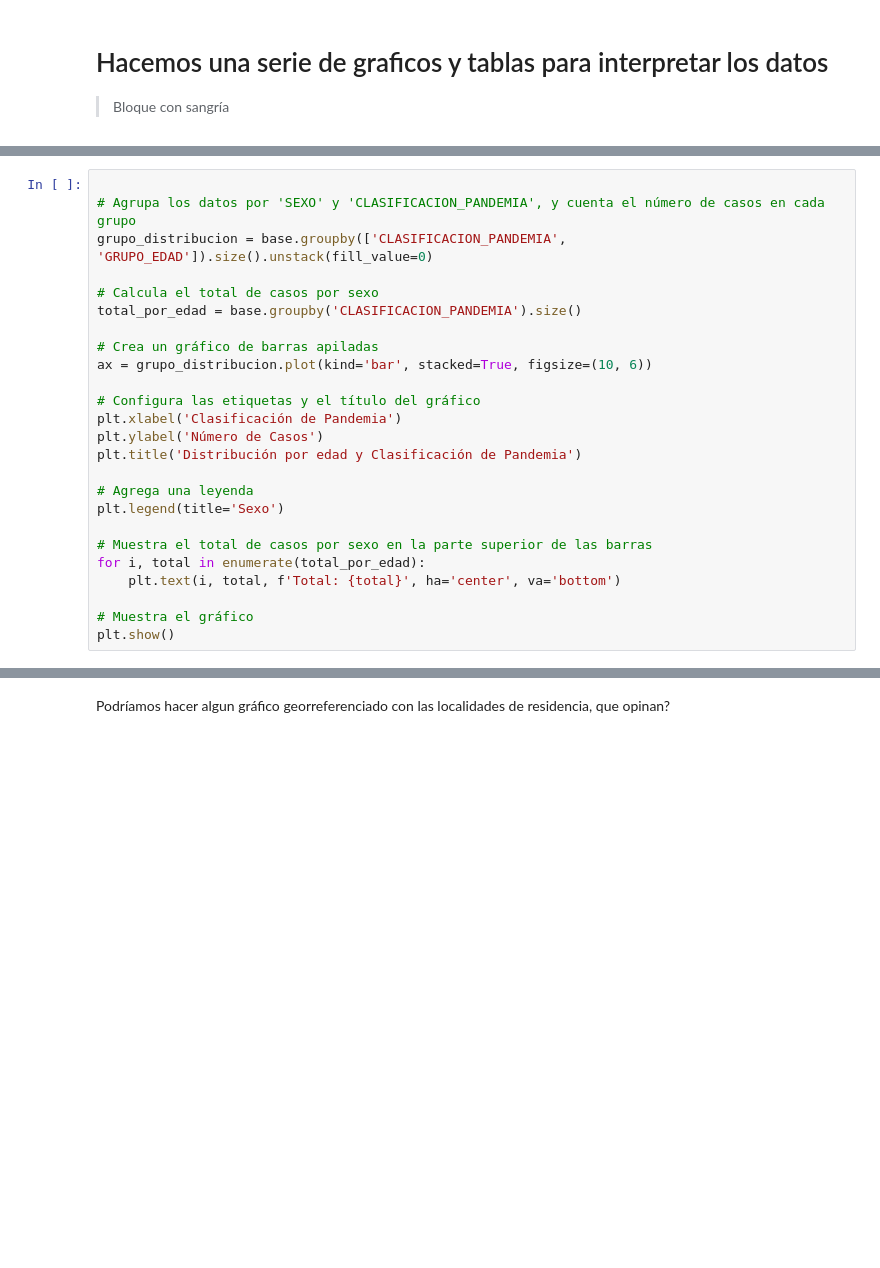
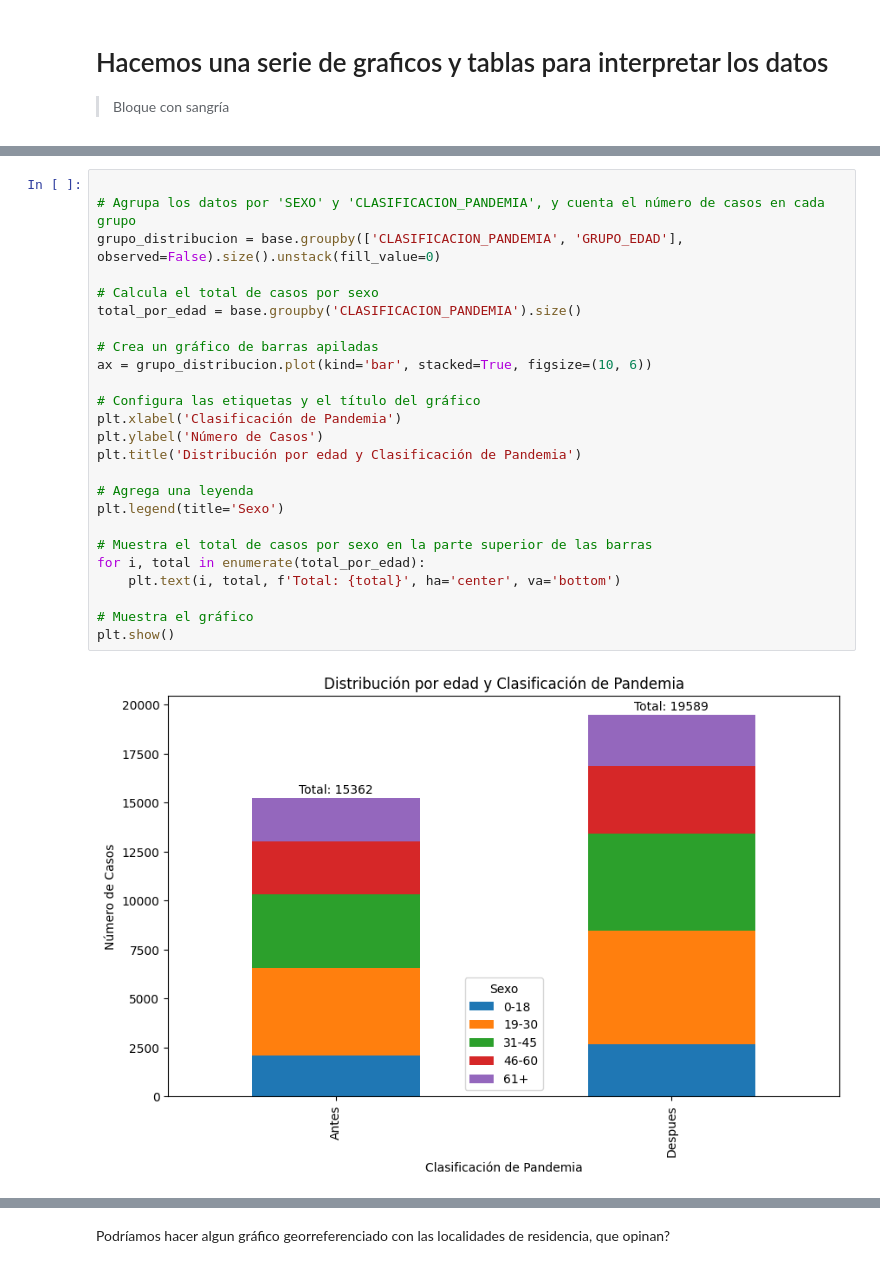
Before and after one commit to rominicky/diplocssoccomp, a Jupyter notebook: trabajo_final_TBC2019al2021.ipynb, the cells around one changed output, grey strips where cells are left out. Drawn from its saved outputs; the diff is of its cells as text; blank space fills up the shorter version.

```diff
--- a/trabajo_final_TBC2019al2021.ipynb
+++ b/trabajo_final_TBC2019al2021.ipynb
@@ -460,26 +488,28 @@ plt.show()
 # %%
 
 # Agrupa los datos por 'SEXO' y 'CLASIFICACION_PANDEMIA', y cuenta el número de casos en cada grupo
-grupo_distribucion = base.groupby(['CLASIFICACION_PANDEMIA', 'GRUPO_EDAD']).size().unstack(fill_value=0)
+grupo_distribucion = base.groupby(['CLASIFICACION_PANDEMIA', 'GRUPO_EDAD'],  observed=False).size().unstack(fill_value=0)
 
 # Calcula el total de casos por sexo
 total_por_edad = base.groupby('CLASIFICACION_PANDEMIA').size()
 
 # Crea un gráfico de barras apiladas
 ax = grupo_distribucion.plot(kind='bar', stacked=True, figsize=(10, 6))
 
 # Configura las etiquetas y el título del gráfico
 plt.xlabel('Clasificación de Pandemia')
 plt.ylabel('Número de Casos')
 plt.title('Distribución por edad y Clasificación de Pandemia')
 
 # Agrega una leyenda
 plt.legend(title='Sexo')
 
 # Muestra el total de casos por sexo en la parte superior de las barras
 for i, total in enumerate(total_por_edad):
     plt.text(i, total, f'Total: {total}', ha='center', va='bottom')
 
 # Muestra el gráfico
 plt.show()
+# %% [output]
+[figure, added]
 # %%
```
Also changed, not shown: parts of 96 cells of this notebook.
